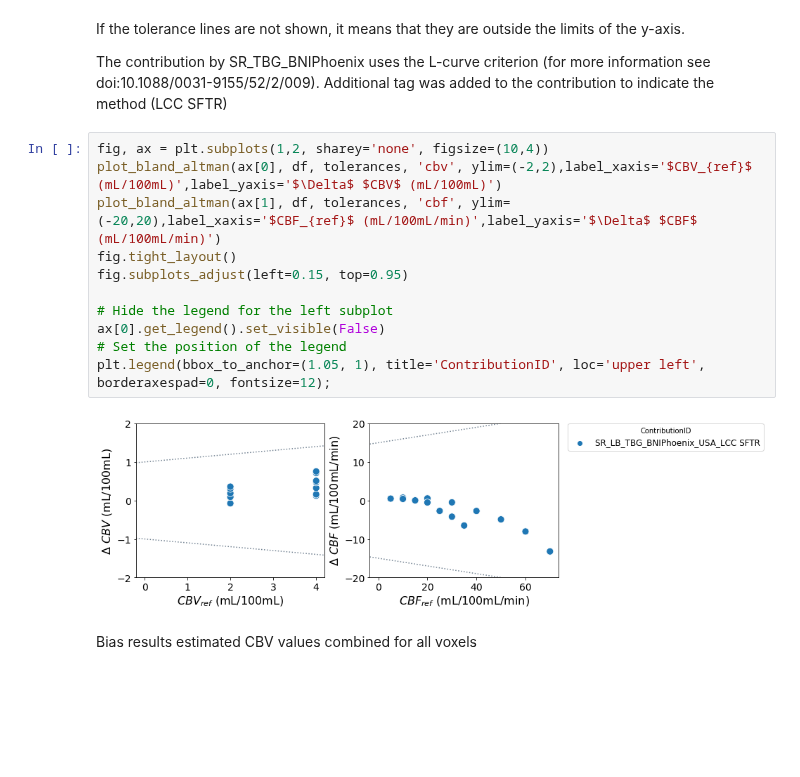
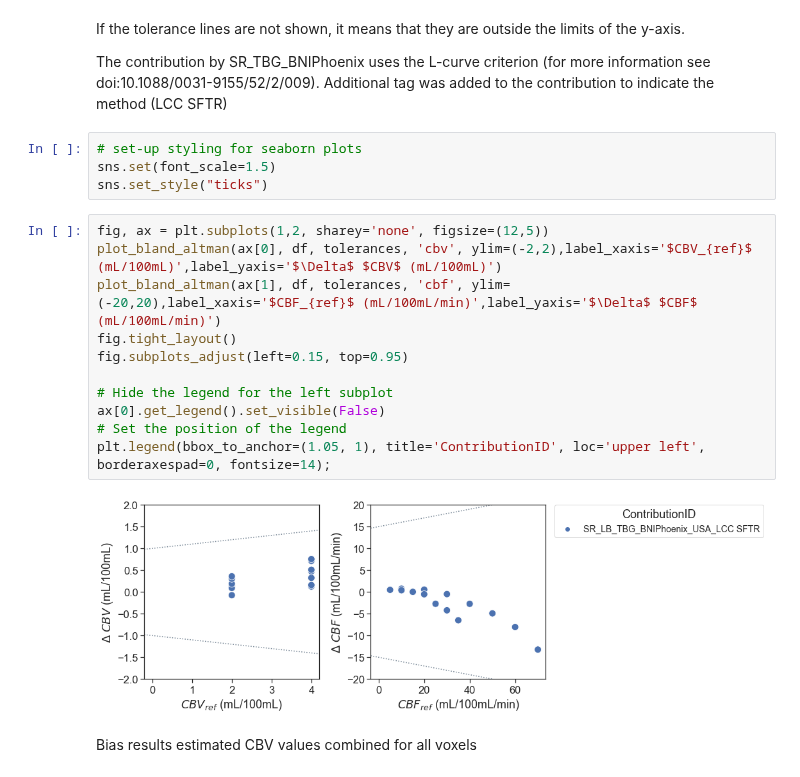
Before and after one commit to OSIPI/DCE-DSC-MRI_CodeCollection, a Jupyter notebook: notebooks/DSC_pars.ipynb, the cells around one changed output. Drawn from its saved outputs; the diff is of its cells as text; blank space fills up the shorter version.

Commit message:
updated fig size, fontsize in notebooks. not finished yet

```diff
--- a/notebooks/DSC_pars.ipynb
+++ b/notebooks/DSC_pars.ipynb
@@ -95,19 +95,23 @@ tolerances = { 'cbv': {'atol' : 1, 'rtol': 0.1 }, 'cbf': {'atol':15, 'rtol':0.1}
 If the tolerance lines are not shown, it means that they are outside the limits of the y-axis.
 
 The contribution by SR_TBG_BNIPhoenix uses the L-curve criterion (for more information see doi:10.1088/0031-9155/52/2/009). Additional tag was added to the contribution to indicate the method (LCC SFTR)
+# %%
+# set-up styling for seaborn plots
+sns.set(font_scale=1.5)
+sns.set_style("ticks")
 # %%
-fig, ax = plt.subplots(1,2, sharey='none', figsize=(10,4))
+fig, ax = plt.subplots(1,2, sharey='none', figsize=(12,5))
 plot_bland_altman(ax[0], df, tolerances, 'cbv', ylim=(-2,2),label_xaxis='$CBV_{ref}$ (mL/100mL)',label_yaxis='$\Delta$ $CBV$ (mL/100mL)')
 plot_bland_altman(ax[1], df, tolerances, 'cbf', ylim=(-20,20),label_xaxis='$CBF_{ref}$ (mL/100mL/min)',label_yaxis='$\Delta$ $CBF$ (mL/100mL/min)')
 fig.tight_layout()
 fig.subplots_adjust(left=0.15, top=0.95)
 
 # Hide the legend for the left subplot
 ax[0].get_legend().set_visible(False)
 # Set the position of the legend
-plt.legend(bbox_to_anchor=(1.05, 1), title='ContributionID', loc='upper left', borderaxespad=0, fontsize=12);
+plt.legend(bbox_to_anchor=(1.05, 1), title='ContributionID', loc='upper left', borderaxespad=0, fontsize=14);
 # %% [output]
-[figure, old version]
+[figure, new version]
 # %% [markdown]
 Bias results estimated CBV values combined for all voxels
 # %%
```
Also changed, not shown: 6 other files.
